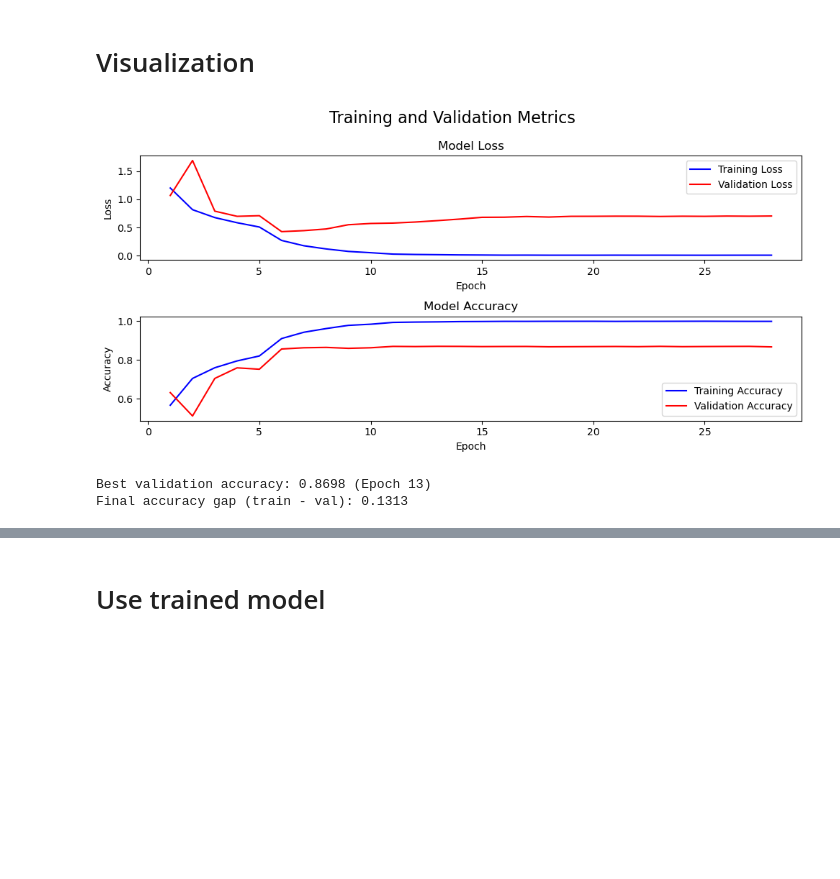
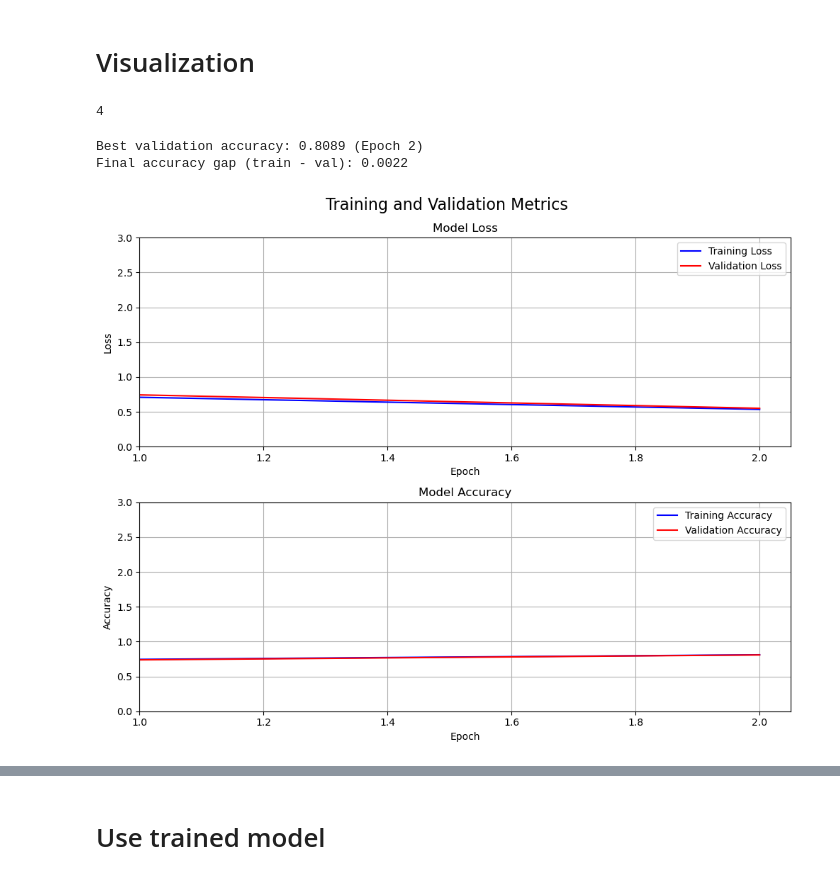
Before and after one commit to michsute/North-American-Animals-Classification, a Jupyter notebook: resnet_baseline.ipynb, the cells around one changed output, grey strips where cells are left out. Drawn from its saved outputs; the diff is of its cells as text; code cells hidden in the pictures; blank space fills up the shorter version.

Commit message:
Cleaned tree, added graphs, added early stopping

```diff
--- a/resnet_baseline.ipynb
+++ b/resnet_baseline.ipynb
@@ -7,16 +8,26 @@ from torchvision import datasets, transforms
 # %%
 # convert images to PyTorch tensors
-transform = transforms.Compose([
+"""transform = transforms.Compose([
     transforms.Resize((128, 128)),
     transforms.ToTensor(),
     transforms.Normalize([0.485, 0.456, 0.406], [0.229, 0.224, 0.225])
 ])
+"""
+# Second attempt to solve overfitting
+transform = transforms.Compose([
+    transforms.Resize((128, 128)),
+    transforms.RandomHorizontalFlip(),
+    transforms.RandomRotation(15),  # Random rotation within 15 degrees
+    transforms.ColorJitter(brightness=0.2, contrast=0.2, saturation=0.2, hue=0.1),
+    transforms.ToTensor(),
+    transforms.Normalize([0.485, 0.456, 0.406], [0.229, 0.224, 0.225]),
+])
 # %%
 data_dir = '/exchange/dspro01/group3/data/train'
 dataset = datasets.ImageFolder(root=data_dir, transform=transform) # assigns labels automatically according to folder's name
 # %%
-num_classes = 12            # number of categories
-num_epochs =  25          # set the number of epochs for training # TODO AUGMENT TO 25
+num_classes = 12  # number of categories
+num_epochs =  2
 learning_rate = 0.001
 # %%
 # For reproducibility
@@ -190,47 +334,63 @@ Training complete
 # %% [markdown]
 # Visualization
+# %%
+len(train_losses)
+# %% [output]
+4
 # %%
 import matplotlib.pyplot as plt
 import numpy as np
 
+stopped_epoch = best_epoch + patience
+
 # Data from your training output
-epochs = range(1, (num_epochs+1)+3)
+epochs = range(1, 3) ## HARD CODDED stopped_epoch
 
 # Create a figure with two subplots
-fig, (ax1, ax2) = plt.subplots(2, 1, figsize=(10, 5))
+fig, (ax1, ax2) = plt.subplots(2, 1, figsize=(10, 8))
 fig.suptitle('Training and Validation Metrics', fontsize=16)
 
 # Plot training & validation loss values
 ax1.plot(epochs, train_losses, 'b-', label='Training Loss')
 ax1.plot(epochs, val_losses, 'r-', label='Validation Loss')
 ax1.set_title('Model Loss')
 ax1.set_xlabel('Epoch')
 ax1.set_ylabel('Loss')
+ax1.set_ylim(0, 3)
+ax1.set_xlim(1)
 ax1.legend()
+ax1.grid()
+
 
 # Plot training & validation accuracy values
 ax2.plot(epochs, train_accuracies, 'b-', label='Training Accuracy')
 ax2.plot(epochs, val_accuracies, 'r-', label='Validation Accuracy')
 ax2.set_title('Model Accuracy')
 ax2.set_xlabel('Epoch')
 ax2.set_ylabel('Accuracy')
+ax2.set_ylim(0, 3)
+ax2.set_xlim(1)
+ax.set_xticks(ticks=np.arange(1, 3, 1)) # HARD CODED, epochs
 ax2.legend()
+ax2.grid()
 
 # Adjust layout and display the plot
-plt.tight_layout()
-plt.show()
+fig.tight_layout()
+ax1.plot()
+ax2.plot()
+f.show()
 
 # Calculate and print best validation accuracy
 best_val_accuracy = max(val_accuracies)
 best_epoch = val_accuracies.index(best_val_accuracy) + 1
 print(f"Best validation accuracy: {best_val_accuracy:.4f} (Epoch {best_epoch})")
 
 # Calculate and print final training-validation gap
 final_train_acc = train_accuracies[-1]
 final_val_acc = val_accuracies[-1]
 acc_gap = final_train_acc - final_val_acc
 print(f"Final accuracy gap (train - val): {acc_gap:.4f}")
 # %% [output]
+Best validation accuracy: 0.8089 (Epoch 2)
+Final accuracy gap (train - val): 0.0022
-[figure, old version]
+[figure, new version]
-Best validation accuracy: 0.8698 (Epoch 13)
-Final accuracy gap (train - val): 0.1313
```
Also changed, not shown: parts of 11 cells of this notebook, 2 other files.
